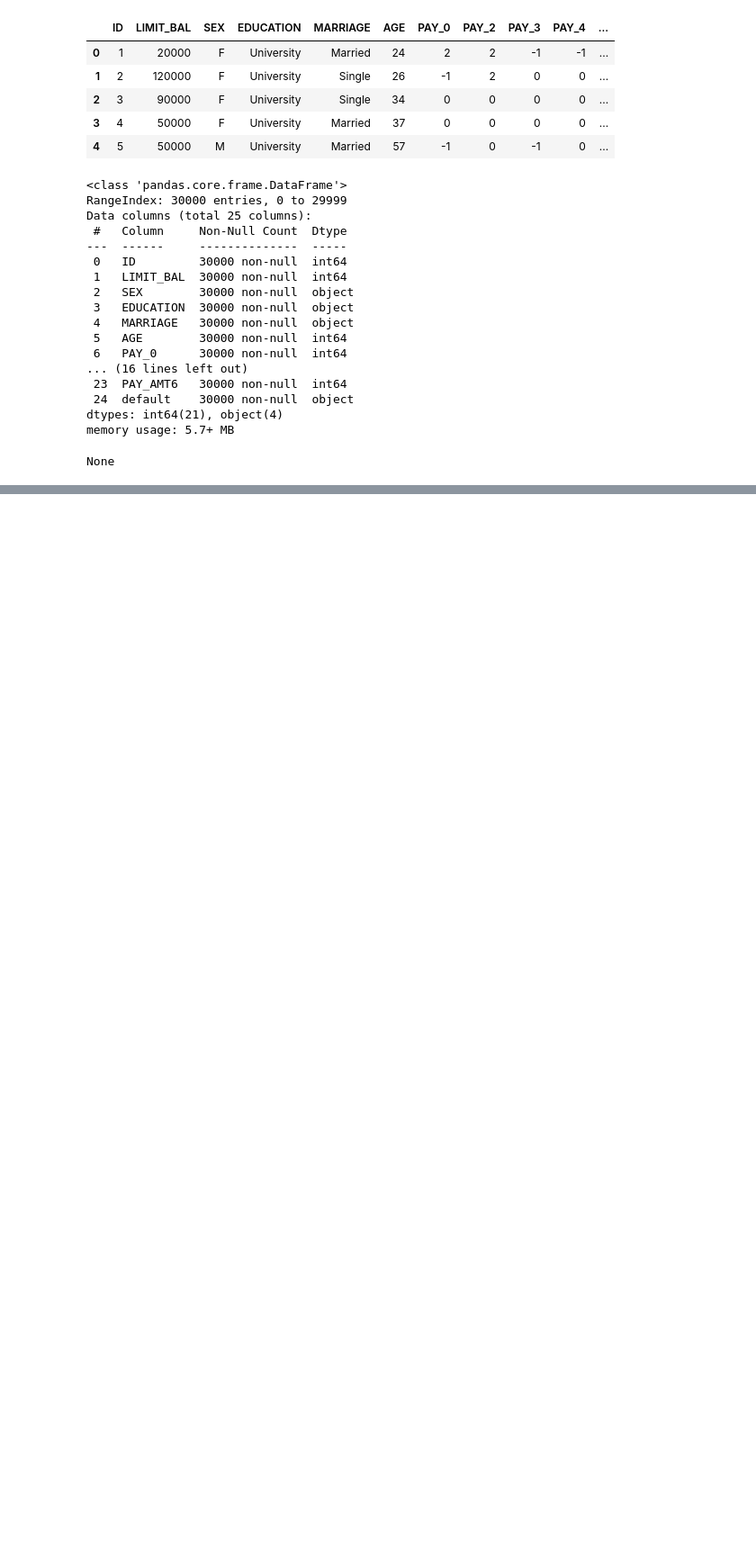
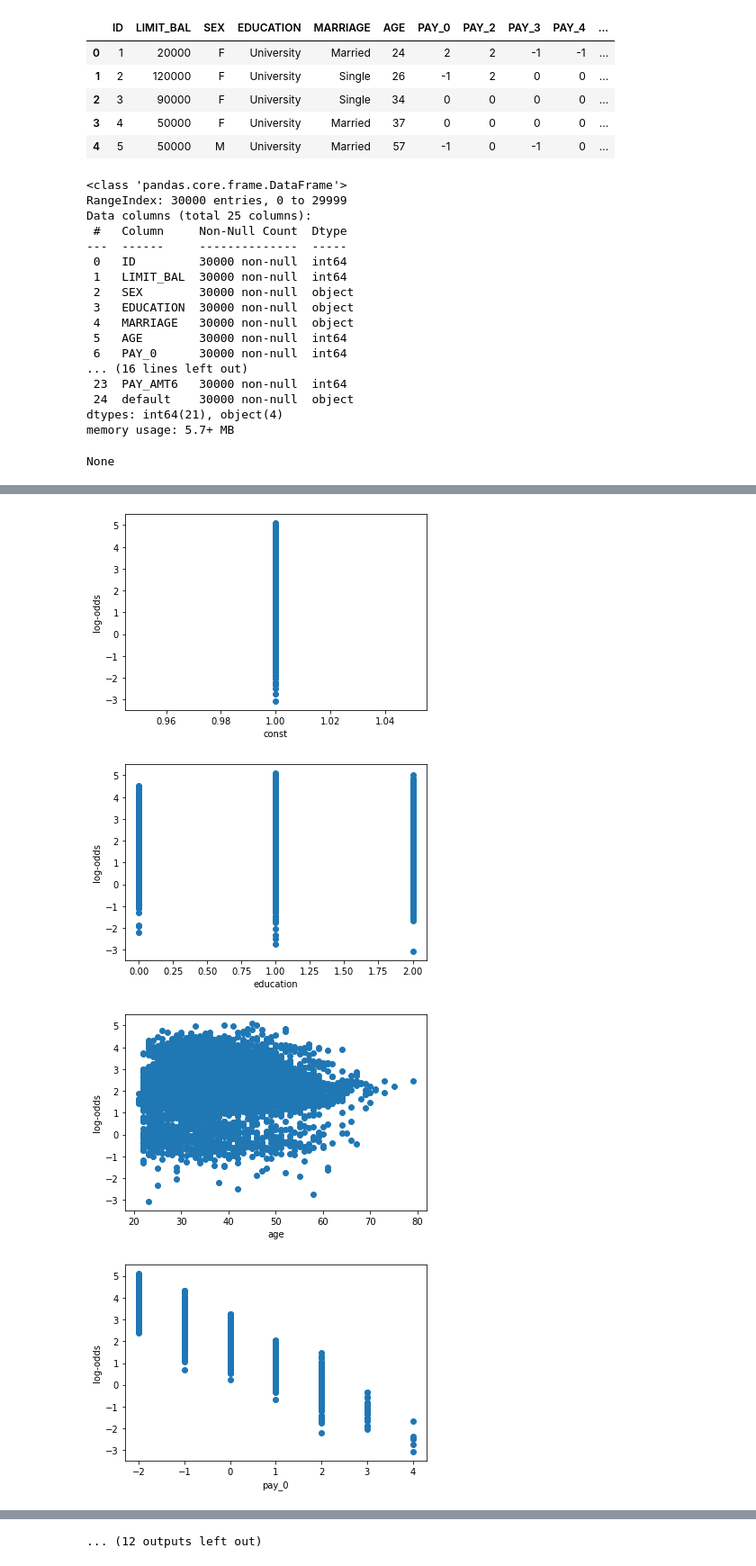
Before and after one commit to thfleming3/Predictive-Modeling-Work, a Jupyter notebook: predict_credit_card_default.ipynb, the cells around one changed output, grey strips where cells are left out. Shown at 90% size. Cells and saved outputs as stored; diff of their text form; code cells hidden in the pictures; blank space fills up the shorter version.

```diff
--- a/predict_credit_card_default.ipynb
+++ b/predict_credit_card_default.ipynb
@@ -235,0 +273,22 @@ None
+# %%
+''' Plot again after transformations '''
+
+X_cnst = sm.add_constant(X_train)
+# Fit model and get predicted y values
+lm_num = sm.GLM(y_train, X_cnst, family=sm.families.Binomial(), missing="drop").fit()
+predicted = lm_num.predict(X_cnst)
+
+# Calculated log-odds and add it to X_num
+log_odds = np.log(predicted / (1 - predicted))
+
+# Create plots of each predictor vs. log-odds
+for var in X_cnst.columns.values:
+    plt.scatter(x=X_cnst[var].values, y=log_odds)
+    plt.xlabel(var)
+    plt.ylabel("log-odds")
+    plt.show()
+# %% [output]
+[figure, added]
+[figure, added]
+[figure, added]
+[figure, added]
@@ -236,3 +303,4 @@ None
+... (12 outputs left out)
 # %%
 ''' Assumption Check #3: Identify influential outliers '''
 
```
Also changed, not shown: parts of 17 cells of this notebook.
